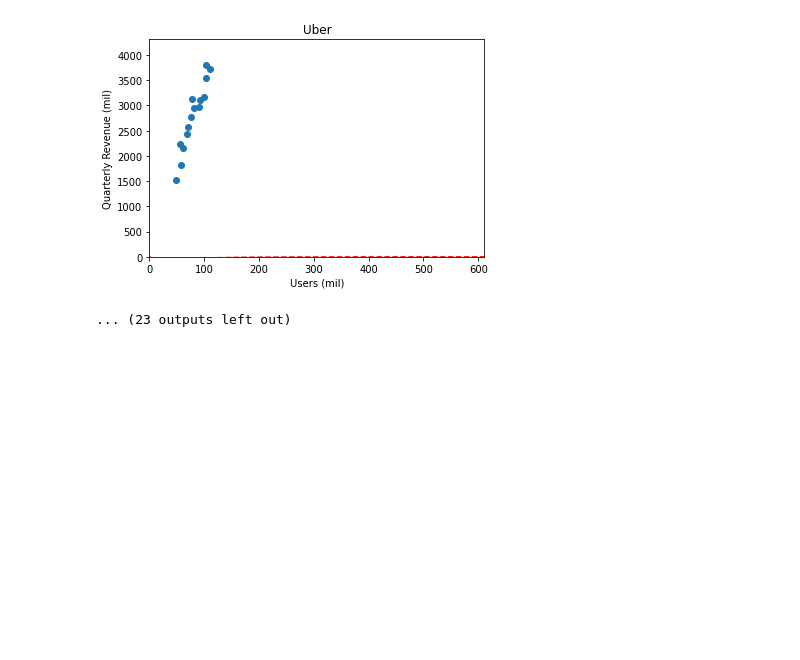
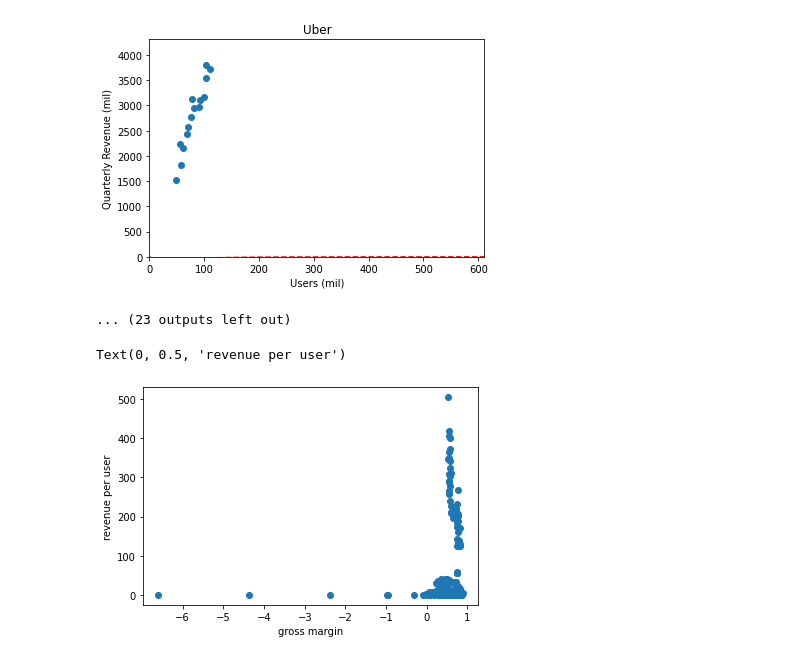
Before and after one commit to kambielawski/uciml_data_analysis, a Jupyter notebook: companies_scratchpad.ipynb, the cells around one changed output. Drawn from its saved outputs; the diff is of its cells as text; code cells hidden in the pictures; blank space fills up the shorter version.

Commit message:
companies mixture model grouping and visualization

```diff
--- a/companies_scratchpad.ipynb
+++ b/companies_scratchpad.ipynb
@@ -374,0 +382,11 @@ beta:  [ 5.82713469e+92 -8.68882009e-02  1.34822944e-03]
+# %%
+data = raw_data[['gross_margin', 'revenue_per_user']].copy(deep=True)
+# %%
+# let's just glance at the data before we try to cluster
+
+plt.scatter(data['gross_margin'], data['revenue_per_user'])
+plt.xlabel('gross margin')
+plt.ylabel('revenue per user')
+# %% [output]
+Text(0, 0.5, 'revenue per user')
+[figure, added]
```
Also changed, not shown: parts of 11 cells of this notebook.
